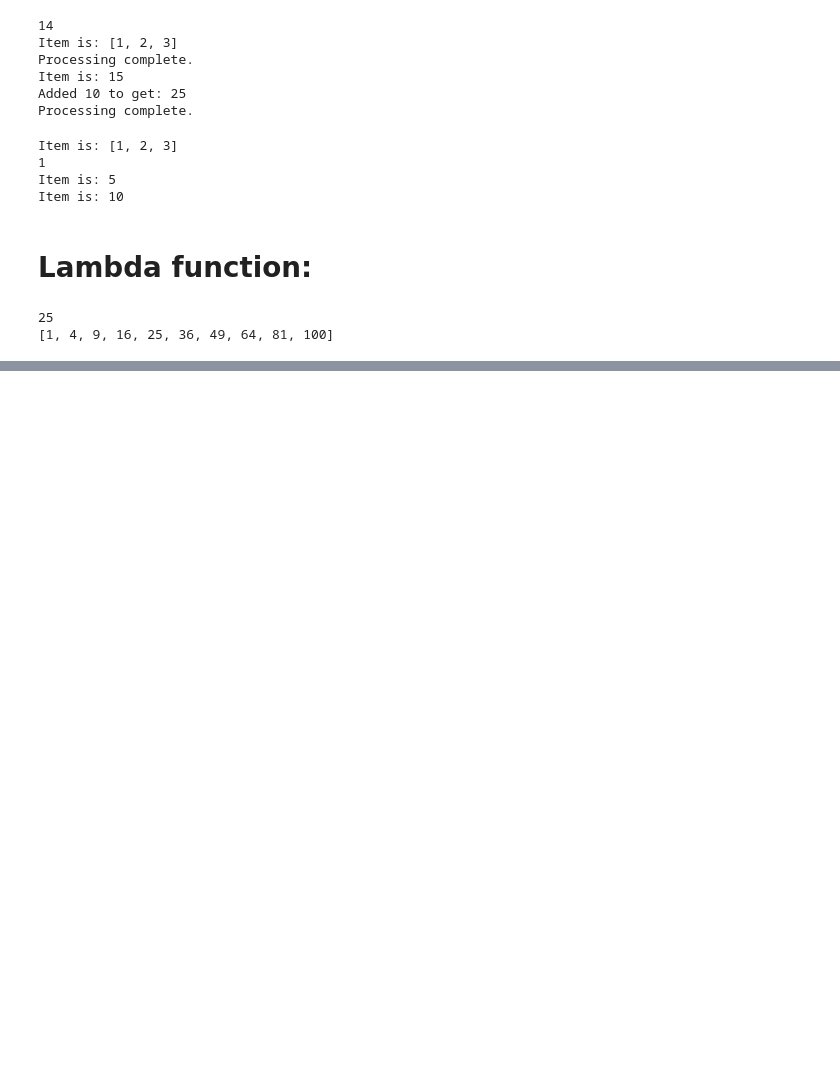
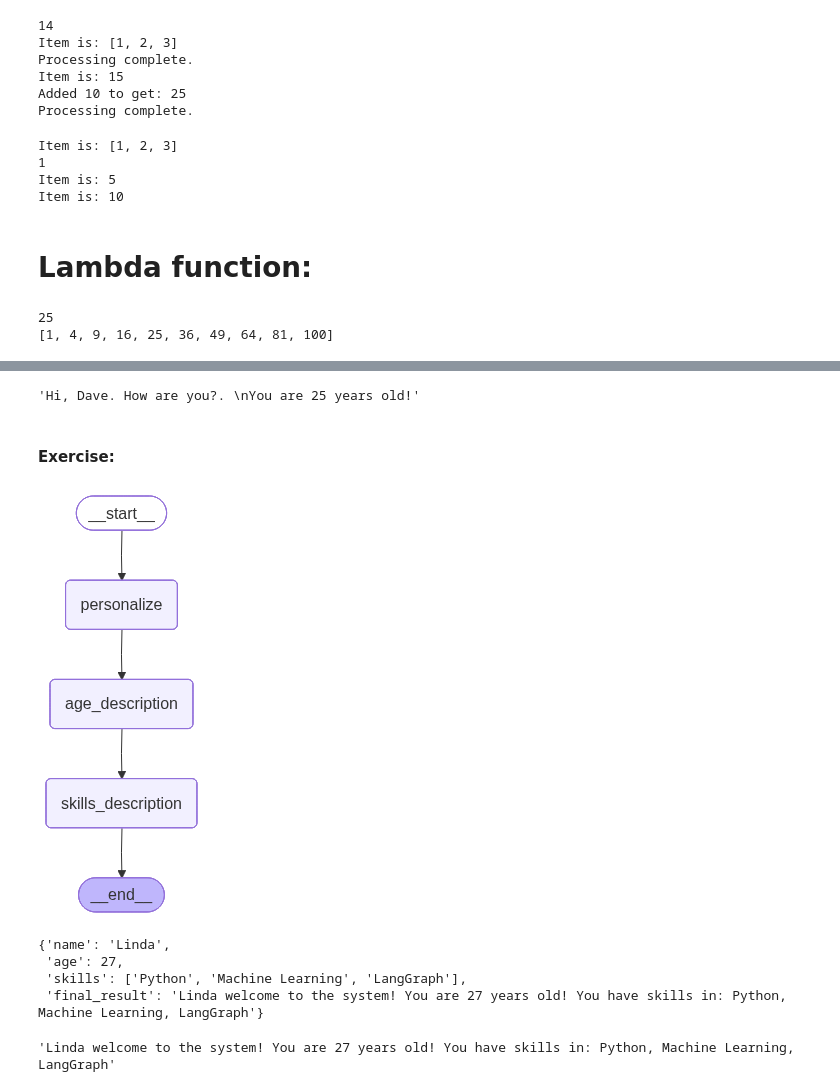
Before and after one commit to Mohammedkh97/LangGraph-Complex-AI-Agents-with-Python, a Jupyter notebook: demo-NB.ipynb, the cells around one changed output, grey strips where cells are left out. Drawn from its saved outputs; the diff is of its cells as text; code cells hidden in the pictures; blank space fills up the shorter version.

```diff
--- a/demo-NB.ipynb
+++ b/demo-NB.ipynb
@@ -202,0 +504,6 @@ print(squares)
+# %%
+result["final"]
+# %% [output]
+'Hi, Dave. How are you?. \nYou are 25 years old!'
+# %% [markdown]
+#### Exercise:
@@ -202,0 +516,58 @@ print(squares)
+# %%
+def first_node(state: AgentState) -> AgentState:
+    """This node will greet the user"""
+
+    state["final_result"] = f"{state["name"]} welcome to the system!"
+    return state
+
+
+def second_node(state: AgentState) -> AgentState:
+    """This node will describe the user's age"""
+
+    state["final_result"] = (
+        state["final_result"] + f" You are {state["age"]} years old!"
+    )
+    return state
+
+def third_node(state: AgentState) -> AgentState:
+    """This node to list the user skills"""
+    state["final_result"] = state["final_result"] + f" You have skills in: {", ".join(state['skills'])}"
+
+    return state
+# %%
+graph = StateGraph(AgentState)
+
+graph.add_node("personalize", first_node)
+graph.add_node("age_description", second_node)
+graph.add_node("skills_description", third_node)
+
+graph.set_entry_point("personalize")
+graph.add_edge("personalize", "age_description")
+graph.add_edge("age_description", "skills_description")
+graph.set_finish_point("skills_description")
+
+app = graph.compile()
+# %%
+from IPython.display import Image, display
+
+png_bytes = (
+    app.get_graph().draw_mermaid_png()
+)  # call the method (important: include ())
+display(Image(png_bytes))
+# %% [output]
+[figure, added]
+# %%
+result = app.invoke(
+    {"name": "Linda", "age": 27, "skills": ["Python", "Machine Learning", "LangGraph"]}  # type: ignore
+)
+
+result
+# %% [output]
+{'name': 'Linda',
+ 'age': 27,
+ 'skills': ['Python', 'Machine Learning', 'LangGraph'],
+ 'final_result': 'Linda welcome to the system! You are 27 years old! You have skills in: Python, Machine Learning, LangGraph'}
+# %%
+result["final_result"]
+# %% [output]
+'Linda welcome to the system! You are 27 years old! You have skills in: Python, Machine Learning, LangGraph'
```
Also changed, not shown: parts of 112 cells of this notebook.
